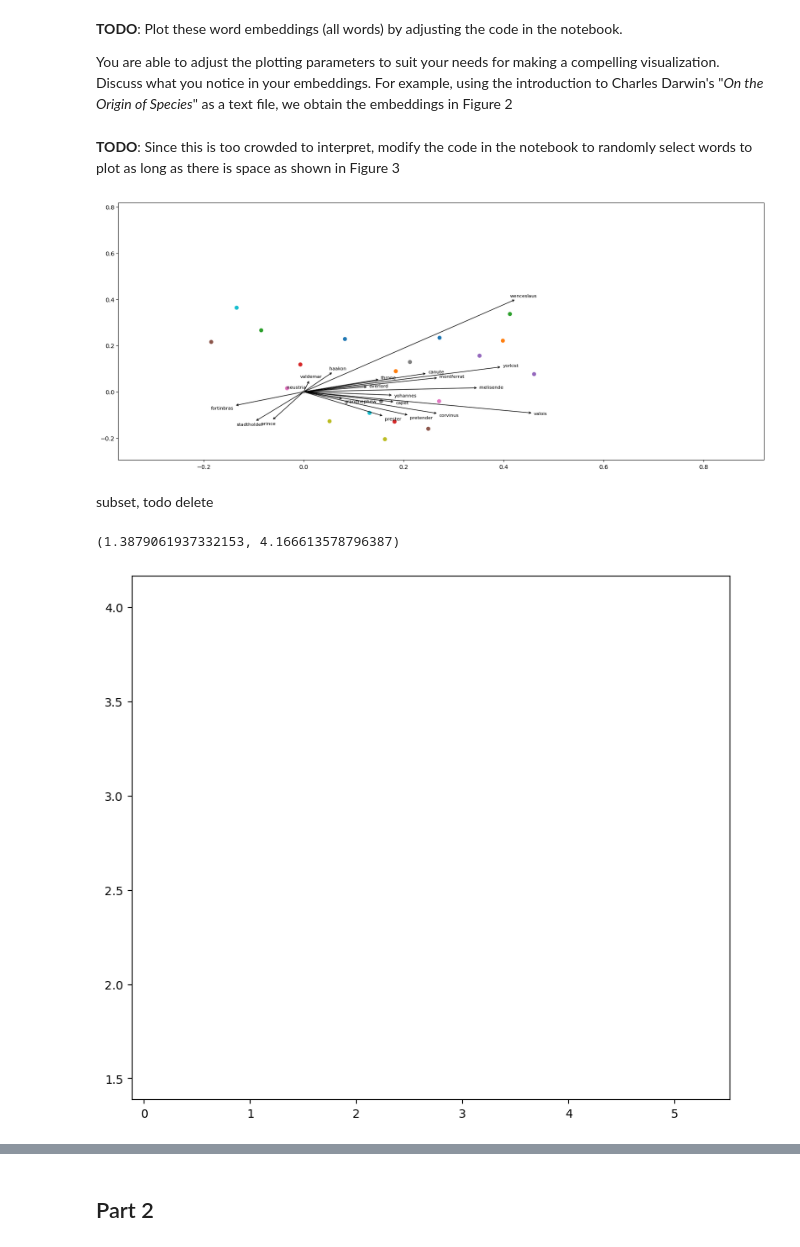
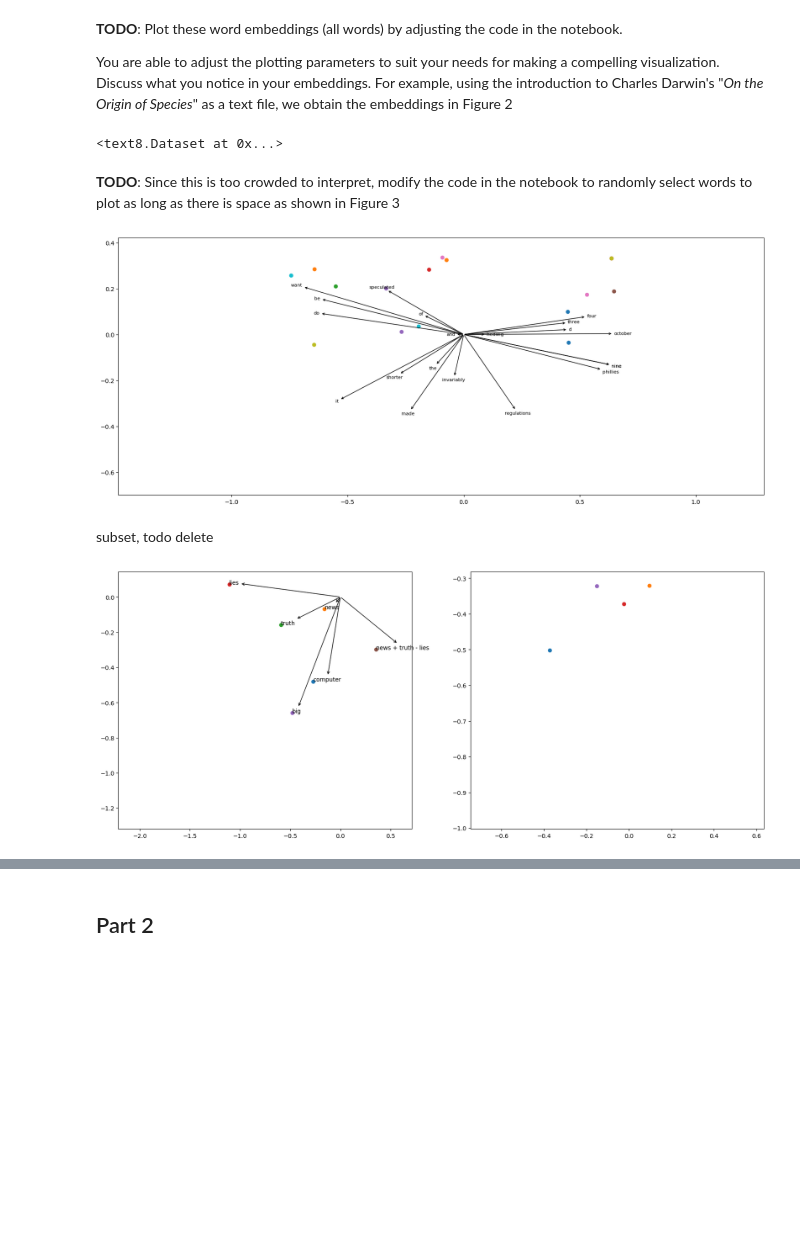
Before and after one commit to FridljDa/deep_learning, a Jupyter notebook: pset/pset3/problem 2/20230410_02_word2vec.ipynb, the cells around one changed output, grey strips where cells are left out. Cells and saved outputs as stored; diff of their text form; code cells hidden in the pictures; blank space fills up the shorter version.

```diff
--- a/pset/pset3/problem 2/20230410_02_word2vec.ipynb
+++ b/pset/pset3/problem 2/20230410_02_word2vec.ipynb
@@ -58,5 +61,5 @@ SAVE_DIR
 
 Feel free to play with hyperparmaters in the notebook such as context size and embedding size.
 # %%
-corpus = gensim_api.load('text8')
+corpus = gensim_api.load(CORPUS)
 # %%
@@ -74,7 +77,3 @@ corpus = gensim_api.load('text8')
 corpus
 # %% [output]
 <text8.Dataset at 0x...>
-# %%
-for i, word in enumerate(corpus):
-    if i < 3:
-        print(word)
@@ -210,6 +205,10 @@ w2v.wv.most_similar(positive=['lies'], topn = 10)
 You are able to adjust the plotting parameters to suit your needs for making a compelling visualization.
 Discuss what you notice in your embeddings. For example, using the introduction to Charles Darwin's "_On the Origin of Species_"
 as a text file, we obtain the embeddings in Figure 2
+# %%
+corpus
+# %% [output]
+<text8.Dataset at 0x...>
 # %%
 #extract words from corpus
 all_words_from_corpus = []
@@ -250,15 +251,14 @@ plt.show()
 # %% [markdown]
 **TODO**: Since this is too crowded to interpret, modify the code in the notebook to randomly select words to plot as long as there is space as shown in Figure 3
+# %%
+words_sample = np.random.choice(all_words_from_corpus, size=20, replace=False)
 # %%
 fig = plt.figure(figsize=(20, 8))
 lim_scale = 2
 
 ax = fig.add_subplot(1, 1, 1)
 
-# Get the 50 most frequent words in the vocabulary
-words = [w for w, _ in w2v.wv.most_similar(positive=['king'], topn=20)]
-
-vecs = w2v.wv[words]
+vecs = w2v.wv[words_sample]
 
 min_vals = np.min(vecs, axis=0)
 max_vals = np.max(vecs, axis=0)
@@ -267,7 +267,7 @@ ax.set_xlim(min_vals[0] * lim_scale, max_vals[0] * lim_scale)
 ax.set_ylim(min_vals[1] * lim_scale, max_vals[1] * lim_scale)
 
 for j, vec in enumerate(vecs):
-    word = words[j]
+    word = words_sample[j]
 
     #print(vec)
     plt.scatter(vec[0], vec[40])
@@ -279,6 +279,6 @@ for j, vec in enumerate(vecs):
 
 plt.show()
 # %% [output]
-[figure, old version]
+[figure, new version]
 # %% [markdown]
 subset, todo delete
@@ -287,16 +285,35 @@ words_from_corpus = words_from_corpus[1:300]
 # %%
 fig = plt.figure(figsize=(20, 8))
 lim_scale = 2
 
-ax = fig.add_subplot(1, 2, 1)
+word_groups = [
+    'computer,news,truth,lies,big,news + truth - lies'.split(','),
+    'man,king,woman,queen,woman + man - king'.split(','),
+]
 
-vecs = w2v.wv[words_from_corpus]
+for i, words in enumerate(word_groups):
+    ax = fig.add_subplot(1, 2, i+1)
+    single_words = list(filter(lambda e: e.isalpha(), words))
+    domath_words = list(filter(lambda e: not e.isalpha(), words))
 
-min_vals = np.min(vecs, axis=0)
-max_vals = np.max(vecs, axis=0)
+    vecs = w2v.wv[single_words]
+    for w in domath_words:
+        v = vec_math(w2v, *w.split())
+        vecs = np.vstack((vecs, v))
 
-ax.set_xlim(min_vals[0] * lim_scale, max_vals[0] * lim_scale)
-ax.set_ylim(min_vals[1] * lim_scale, max_vals[1] * lim_scale)
+    min_vals = np.min(vecs, axis=0)
+    max_vals = np.max(vecs, axis=0)
+
+    ax.set_xlim(min_vals[0] * lim_scale, max_vals[0] * lim_scale)
+    ax.set_ylim(min_vals[1] * lim_scale, max_vals[1] * lim_scale)
+
+    for j, vec in enumerate(vecs):
+        word = words[j]
+
+        plt.scatter(vec[0], vec[1])
+        plt.annotate(
+            word, xy=(0, 0),  xytext=(vec[0], vec[1]),
+            arrowprops=dict(arrowstyle="<-")
+        )
 # %% [output]
-(1.3879061937332153, 4.166613578796387)
-[figure, old version]
+[figure, new version]
```
Also changed, not shown: parts of 43 cells of this notebook, 1 other file.
